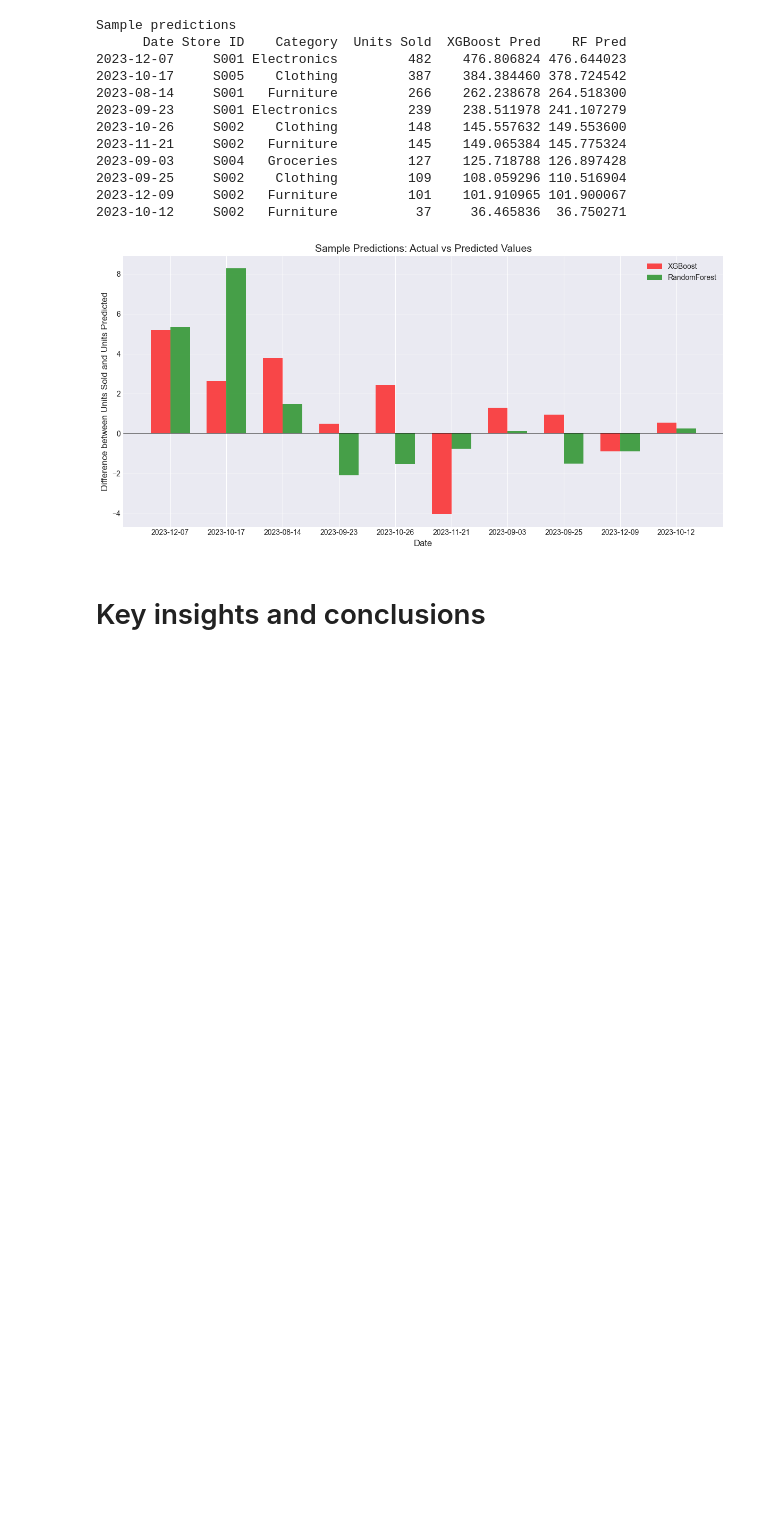
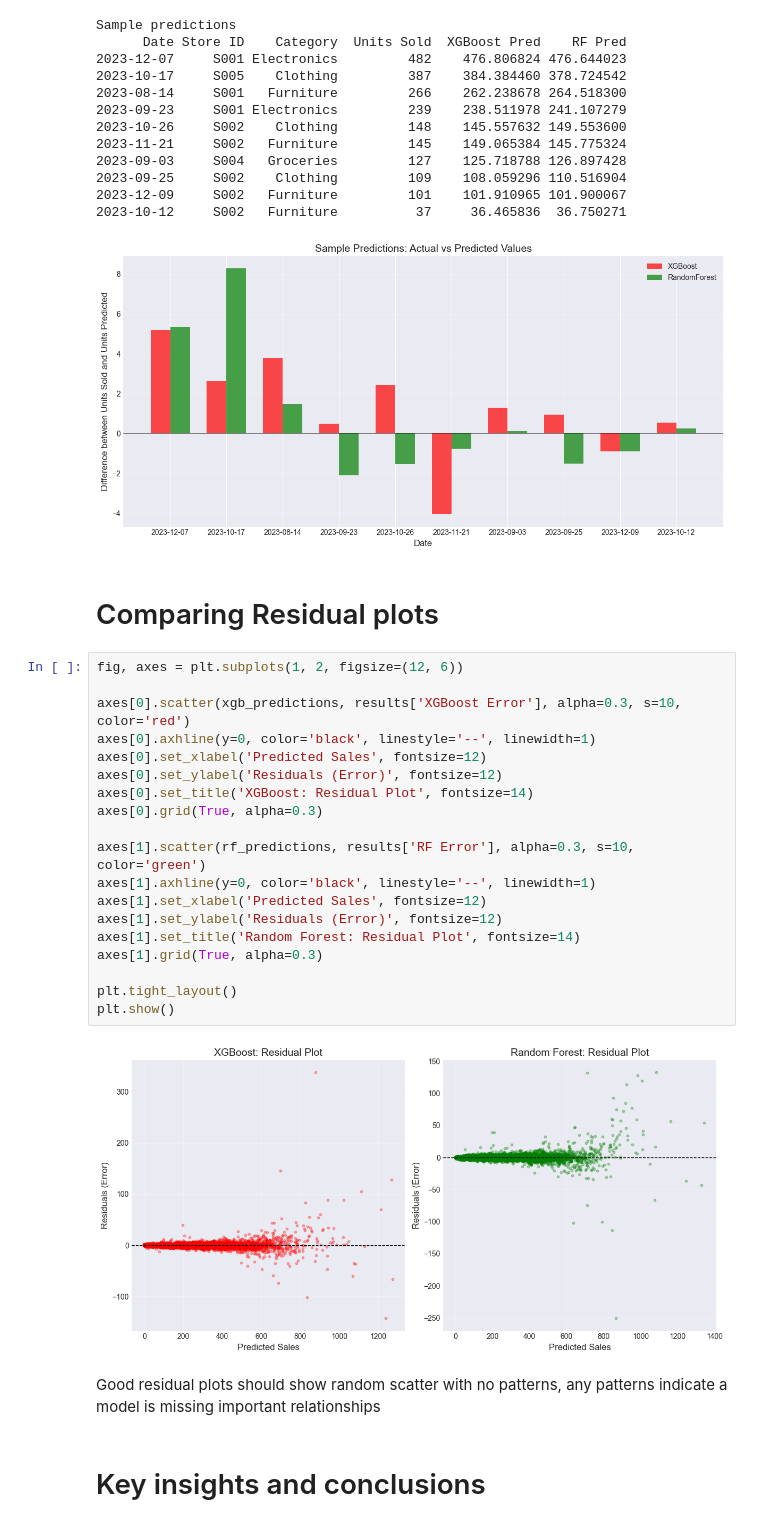
Before and after one commit to ElliottYankee/Retail-Sales-Forecasting-Pipeline, a Jupyter notebook: notebooks/model_comparison.ipynb, the cells around one changed output. Saved outputs shown, nothing was run; the diff lists cells and outputs as text; blank space fills up the shorter version.

Commit message:
Created residual plots for both models

```diff
--- a/notebooks/model_comparison.ipynb
+++ b/notebooks/model_comparison.ipynb
@@ -377,6 +377,31 @@ Sample predictions
 2023-12-09     S002   Furniture         101    101.910965 101.900067
 2023-10-12     S002   Furniture          37     36.465836  36.750271
 [figure]
+# %% [markdown]
+# Comparing Residual plots
+# %%
+fig, axes = plt.subplots(1, 2, figsize=(12, 6))
+
+axes[0].scatter(xgb_predictions, results['XGBoost Error'], alpha=0.3, s=10, color='red')
+axes[0].axhline(y=0, color='black', linestyle='--', linewidth=1)
+axes[0].set_xlabel('Predicted Sales', fontsize=12)
+axes[0].set_ylabel('Residuals (Error)', fontsize=12)
+axes[0].set_title('XGBoost: Residual Plot', fontsize=14)
+axes[0].grid(True, alpha=0.3)
+
+axes[1].scatter(rf_predictions, results['RF Error'], alpha=0.3, s=10, color='green')
+axes[1].axhline(y=0, color='black', linestyle='--', linewidth=1)
+axes[1].set_xlabel('Predicted Sales', fontsize=12)
+axes[1].set_ylabel('Residuals (Error)', fontsize=12)
+axes[1].set_title('Random Forest: Residual Plot', fontsize=14)
+axes[1].grid(True, alpha=0.3)
+
+plt.tight_layout()
+plt.show()
+# %% [output]
+[figure, added]
+# %% [markdown]
+Good residual plots should show random scatter with no patterns, any patterns indicate a model is missing important relationships
 # %% [markdown]
 # Key insights and conclusions
 # %%
```
